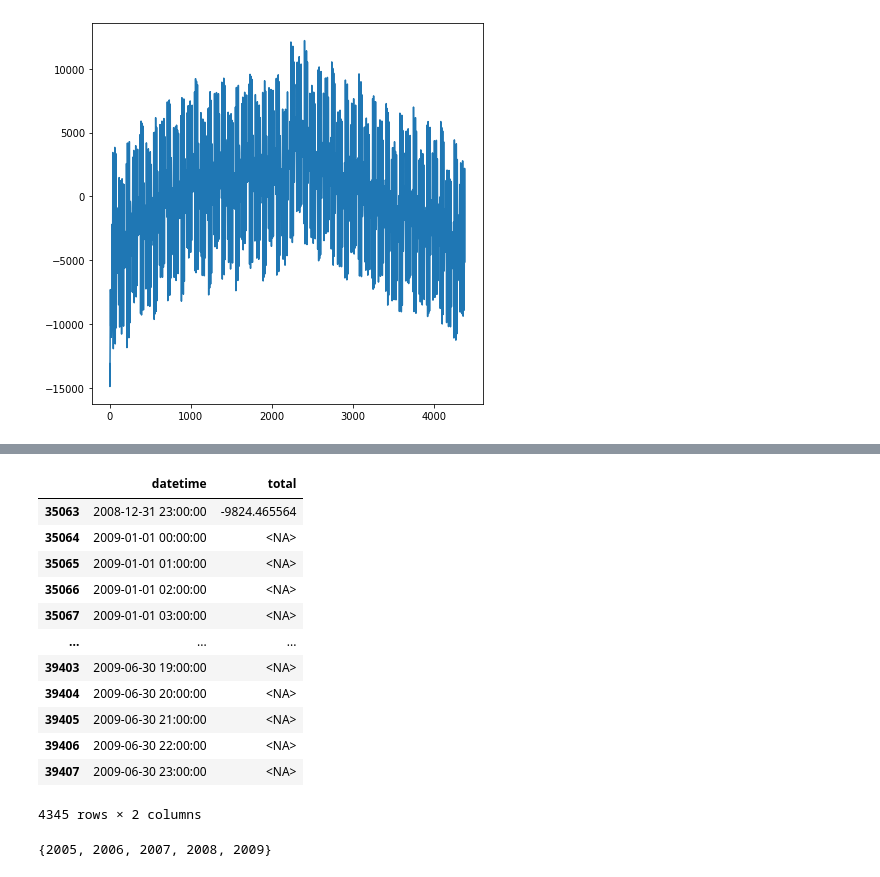
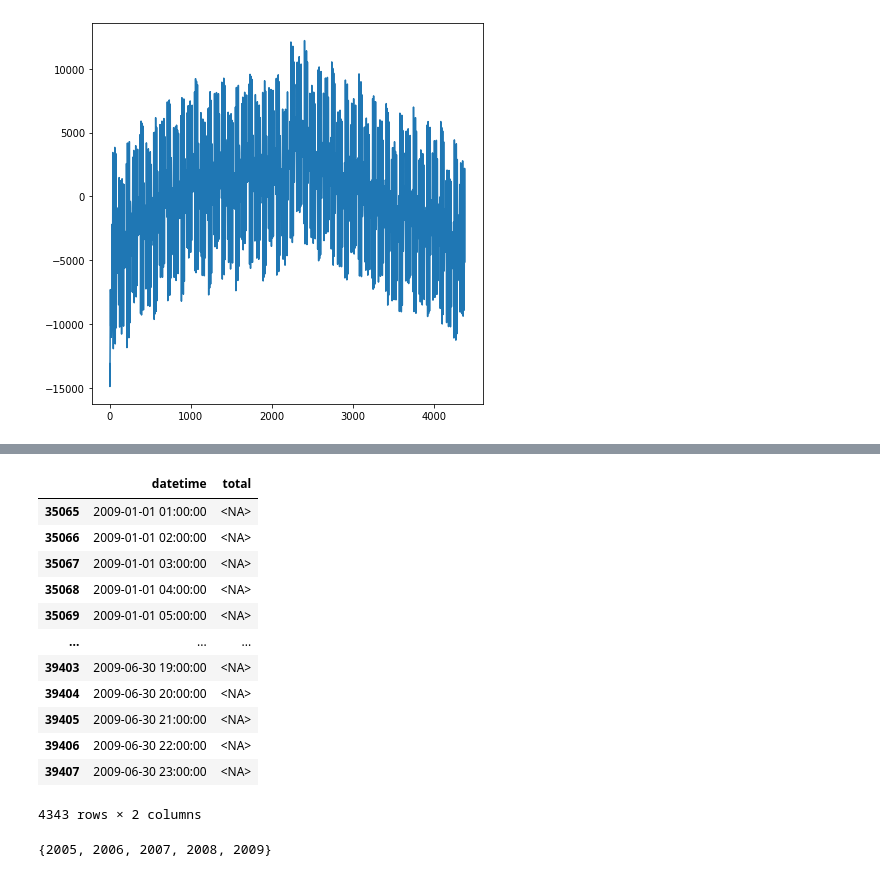
Before and after one commit to 0dminnimda/NTO_bigdata_2022_final, a Jupyter notebook: Baseline.ipynb, the cells around one changed output, grey strips where cells are left out. Cells and saved outputs as stored; diff of their text form; code cells hidden in the pictures.

```diff
--- a/Baseline.ipynb
+++ b/Baseline.ipynb
@@ -256,3 +259,38 @@ for period, seasonal in seasonals.items():
 [figure]
 4380
 [figure]
+# %%
+# for period, seasonal in seasonals.items():
+#     seasonals = {period: seasonal}
+#     if period < 1000:
+#         break
+# for period, seasonal in seasonals.items():
+#     plt.plot(seasonal)
+#     plt.show()
+#     break
+
+
+# to_predict = 4344
+# neened_len = len(train) + to_predict
+
+# lcm = 1
+# for x in seasonals.values():
+#     lcm = np.lcm(lcm, len(x))
+
+# if lcm < neened_len:
+#     lcm *= np.ceil(neened_len/lcm)
+# lcm = int(lcm)
+
+# extended = np.zeros(lcm)
+# for period, seasonal in seasonals.items():
+#     extended += np.repeat(seasonal, lcm//len(seasonal))
+
+to_predict = 4344
+neened_len = len(train) + to_predict
+
+extended = np.zeros(neened_len)
+for period, seasonal in seasonals.items():
+    extended += np.tile(seasonal, int(np.ceil(neened_len/len(seasonal))))[:neened_len]
+
+plt.plot(extended)
+plt.show()
@@ -259,25 +307,25 @@ for period, seasonal in seasonals.items():
 # %%
 # 01.01.2009 00:00:00 по 30.06.2009 23:00:00
 
 last = train["datetime"][len(train)-1]
-for _ in range(4344):
+for _ in range(to_predict):
     last += dt.timedelta(hours=1)
     train.loc[train.shape[0]] = [last] + [pd.NA]*(len(train.columns)-1)
-train[-4345:]
+train[-to_predict+1:]
 # %% [output]
 |  | datetime | total |
-| 35063 | 2008-12-31 23:00:00 | -9824.465564 |
-| 35064 | 2009-01-01 00:00:00 | <NA> |
 | 35065 | 2009-01-01 01:00:00 | <NA> |
 | 35066 | 2009-01-01 02:00:00 | <NA> |
 | 35067 | 2009-01-01 03:00:00 | <NA> |
+| 35068 | 2009-01-01 04:00:00 | <NA> |
+| 35069 | 2009-01-01 05:00:00 | <NA> |
 | ... | ... | ... |
 | 39403 | 2009-06-30 19:00:00 | <NA> |
 | 39404 | 2009-06-30 20:00:00 | <NA> |
 | 39405 | 2009-06-30 21:00:00 | <NA> |
 | 39406 | 2009-06-30 22:00:00 | <NA> |
 | 39407 | 2009-06-30 23:00:00 | <NA> |
-4345 rows × 2 columns
+4343 rows × 2 columns
 # %%
 train["year"] = [date.year for date in train["datetime"]]
 train["season"] = [date.month % 4 for date in train["datetime"]]
```
Also changed, not shown: parts of 13 cells of this notebook.
